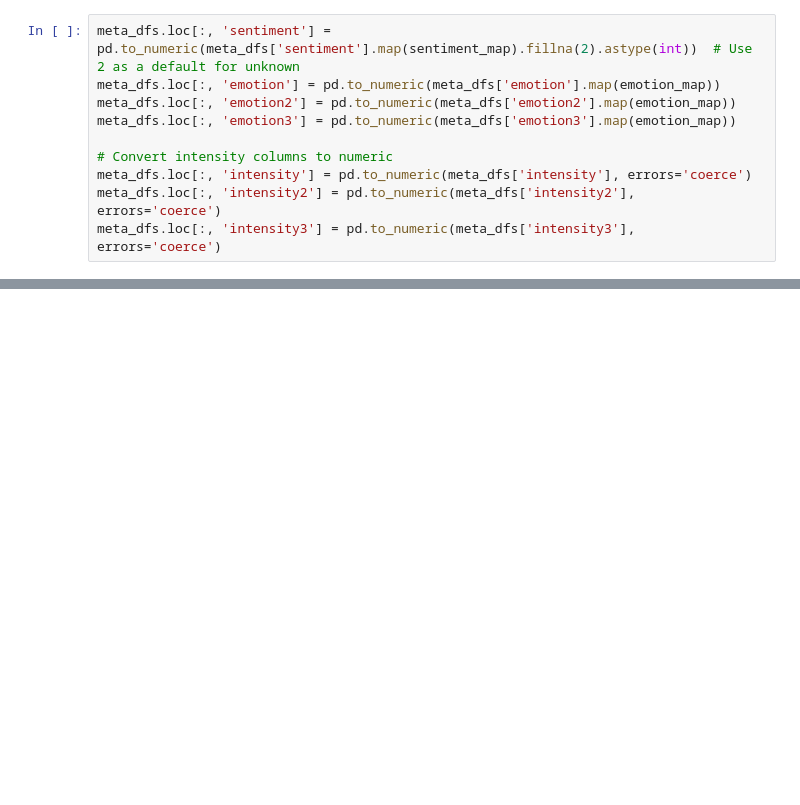
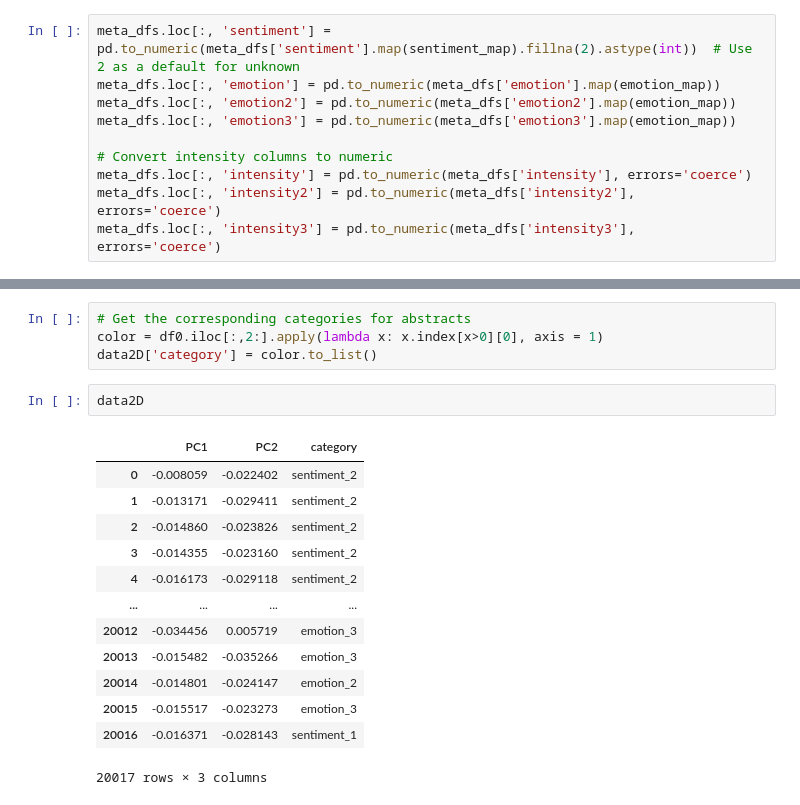
Before and after one commit to JuliaWieczorek/meisd_project, a Jupyter notebook: data_preparation.ipynb, the cells around one changed output, grey strips where cells are left out. Drawn from its saved outputs; the diff is of its cells as text; blank space fills up the shorter version.

```diff
--- a/data_preparation.ipynb
+++ b/data_preparation.ipynb
@@ -153,0 +153,20 @@ meta_dfs.shape
+# %%
+# Get the corresponding categories for abstracts
+color = df0.iloc[:,2:].apply(lambda x: x.index[x>0][0], axis = 1)
+data2D['category'] = color.to_list()
+# %%
+data2D
+# %% [output]
+|  | PC1 | PC2 | category |
+| 0 | -0.008059 | -0.022402 | sentiment_2 |
+| 1 | -0.013171 | -0.029411 | sentiment_2 |
+| 2 | -0.014860 | -0.023826 | sentiment_2 |
+| 3 | -0.014355 | -0.023160 | sentiment_2 |
+| 4 | -0.016173 | -0.029118 | sentiment_2 |
+| ... | ... | ... | ... |
+| 20012 | -0.034456 | 0.005719 | emotion_3 |
+| 20013 | -0.015482 | -0.035266 | emotion_3 |
+| 20014 | -0.014801 | -0.024147 | emotion_2 |
+| 20015 | -0.015517 | -0.023273 | emotion_3 |
+| 20016 | -0.016371 | -0.028143 | sentiment_1 |
+20017 rows × 3 columns
```
Also changed, not shown: parts of 28 cells of this notebook.
